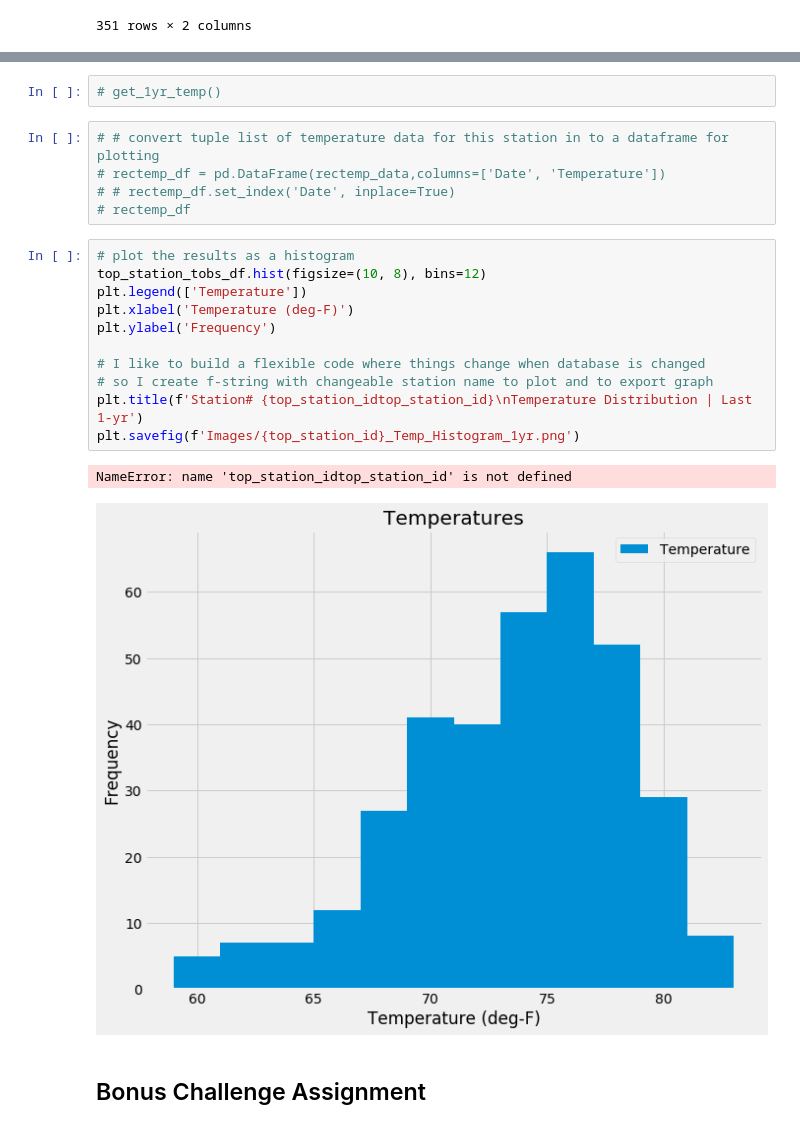
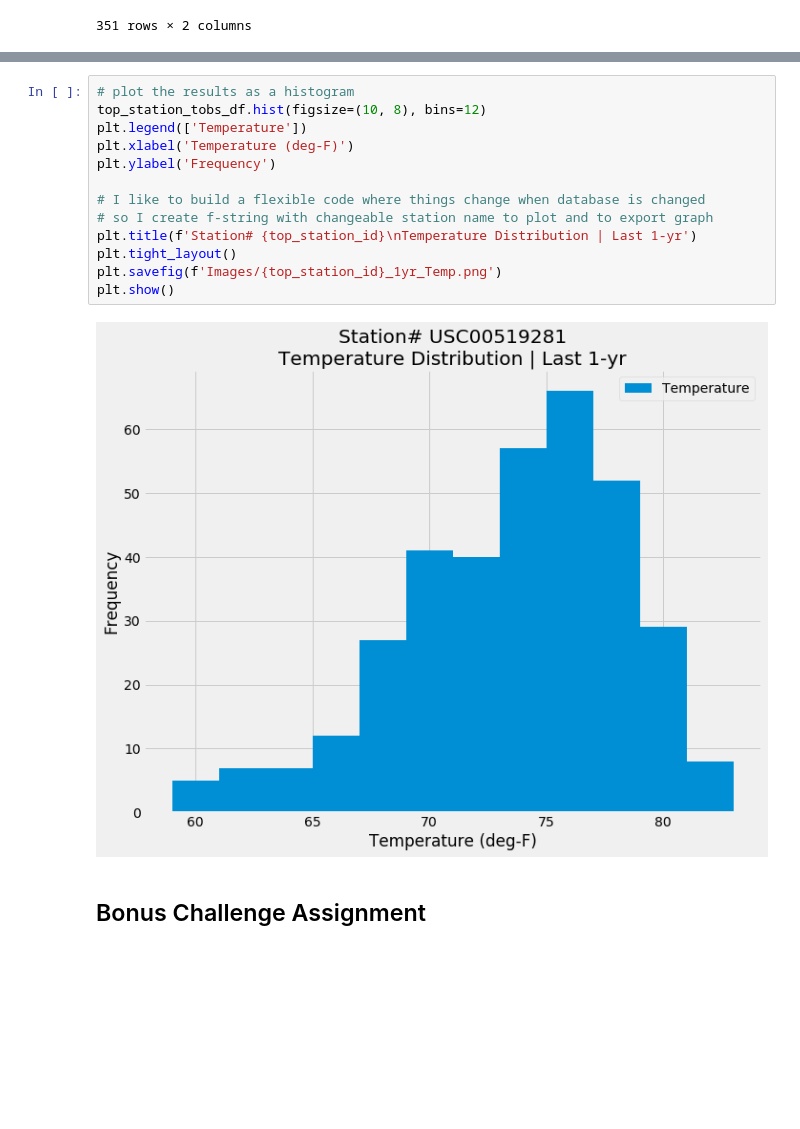
Before and after one commit to HenryNguyenLe/SQLAlchemy_Challenge, a Jupyter notebook: climate.ipynb, the cells around one changed output, grey strips where cells are left out. Saved outputs shown, nothing was run; the diff lists cells and outputs as text; blank space fills up the shorter version.

```diff
--- a/climate.ipynb
+++ b/climate.ipynb
@@ -233,24 +212,18 @@ top_station_tobs_df
-# %%
-# get_1yr_temp()
-# %%
-# # convert tuple list of temperature data for this station in to a dataframe for plotting
-# rectemp_df = pd.DataFrame(rectemp_data,columns=['Date', 'Temperature'])
-# # rectemp_df.set_index('Date', inplace=True)
-# rectemp_df
 # %%
 # plot the results as a histogram
 top_station_tobs_df.hist(figsize=(10, 8), bins=12)
 plt.legend(['Temperature'])
 plt.xlabel('Temperature (deg-F)')
 plt.ylabel('Frequency')
 
 # I like to build a flexible code where things change when database is changed
 # so I create f-string with changeable station name to plot and to export graph
-plt.title(f'Station# {top_station_idtop_station_id}\nTemperature Distribution | Last 1-yr')
-plt.savefig(f'Images/{top_station_id}_Temp_Histogram_1yr.png')
+plt.title(f'Station# {top_station_id}\nTemperature Distribution | Last 1-yr')
+plt.tight_layout()
+plt.savefig(f'Images/{top_station_id}_1yr_Temp.png')
+plt.show()
 # %% [output]
-NameError: name 'top_station_idtop_station_id' is not defined
-[figure, old version]
+[figure, new version]
 # %% [markdown]
 ## Bonus Challenge Assignment
 # %%
```
Also changed, not shown: parts of 5 cells of this notebook, 4 other files.
